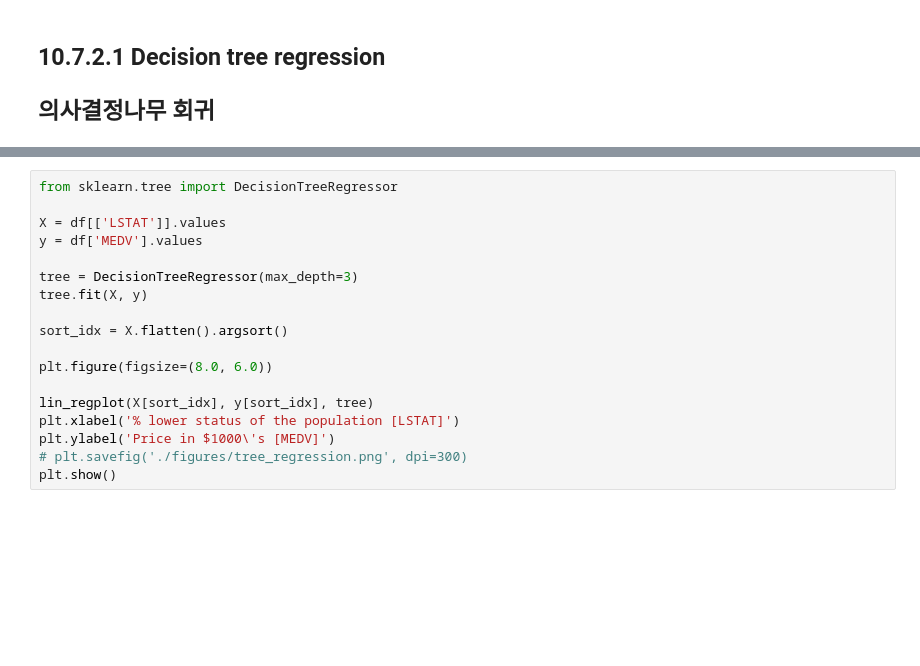
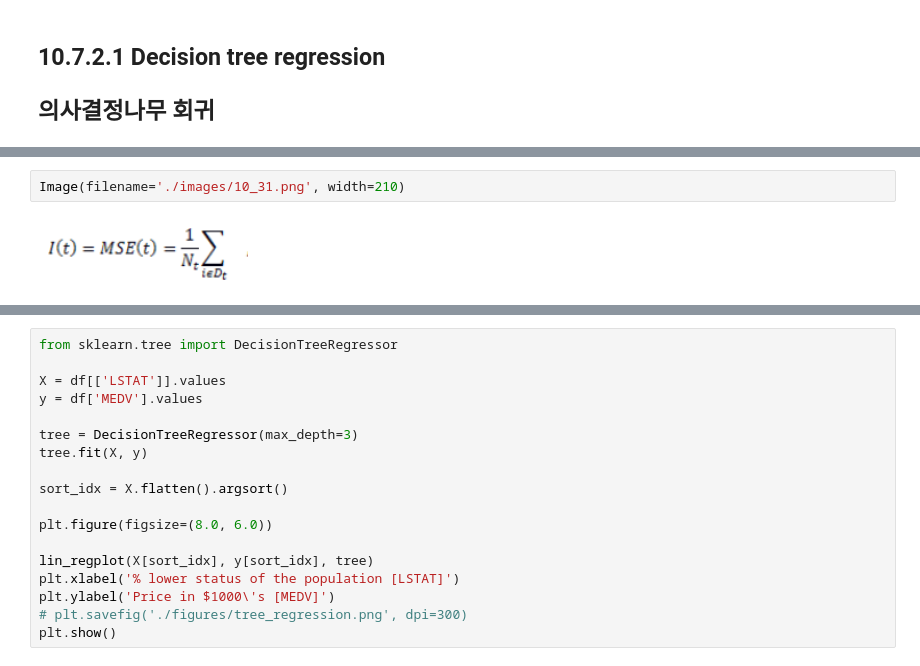
Before and after one commit to rnder/python-machine-learning-book, a Jupyter notebook: code/ch10/ch10-kor.ipynb, the cells around one changed output, grey strips where cells are left out. Drawn from its saved outputs; the diff is of its cells as text; blank space fills up the shorter version.

```diff
--- a/code/ch10/ch10-kor.ipynb
+++ b/code/ch10/ch10-kor.ipynb
@@ -854,0 +894,4 @@ plt.show()
+# %%
+Image(filename='./images/10_31.png', width=210)
+# %% [output]
+[figure, added]
```
Also changed, not shown: parts of 22 cells of this notebook, 3 other files.
